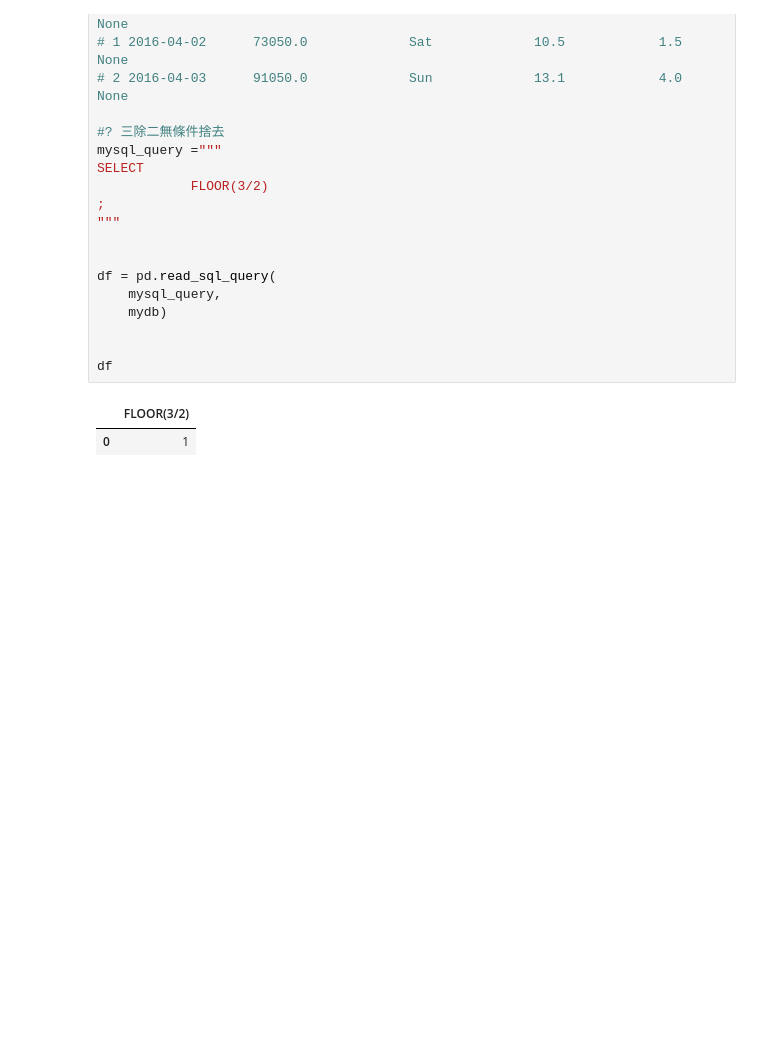
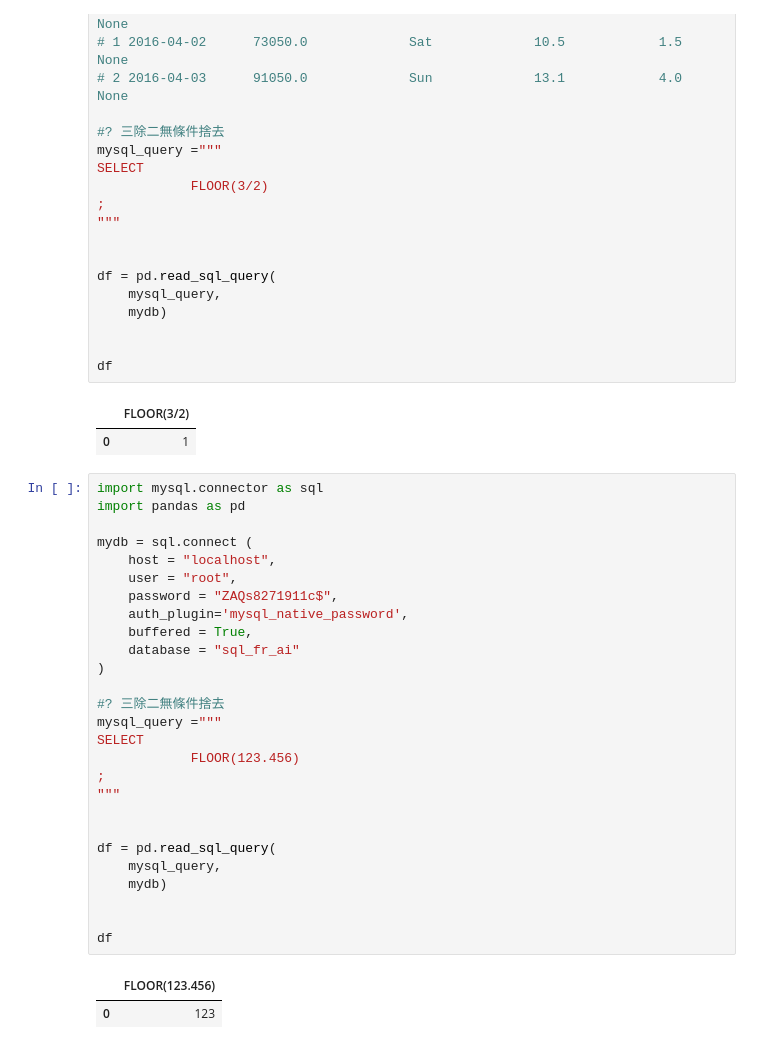
Before and after one commit to rosenritter1688/sql, a Jupyter notebook: mysql/28無條件捨去floor.ipynb, the cells around one changed output. Saved outputs shown, nothing was run; the diff lists cells and outputs as text; blank space fills up the shorter version.

```diff
--- a/mysql/28無條件捨去floor.ipynb
+++ b/mysql/28無條件捨去floor.ipynb
@@ -35,3 +35,33 @@ df
 # %% [output]
 |  | FLOOR(3/2) |
 | 0 | 1 |
+# %%
+import mysql.connector as sql
+import pandas as pd
+
+mydb = sql.connect (
+    host = "localhost",
+    user = "root",
+    password = "ZAQs8271911c$",
+    auth_plugin='mysql_native_password',
+    buffered = True,
+    database = "sql_fr_ai"
+)
+
+#? 三除二無條件捨去
+mysql_query ="""
+SELECT
+            FLOOR(123.456)
+;
+"""
+
+
+df = pd.read_sql_query(
+    mysql_query,
+    mydb)
+
+
+df
+# %% [output]
+|  | FLOOR(123.456) |
+| 0 | 123 |
```
Also changed, not shown: 11 other files.
